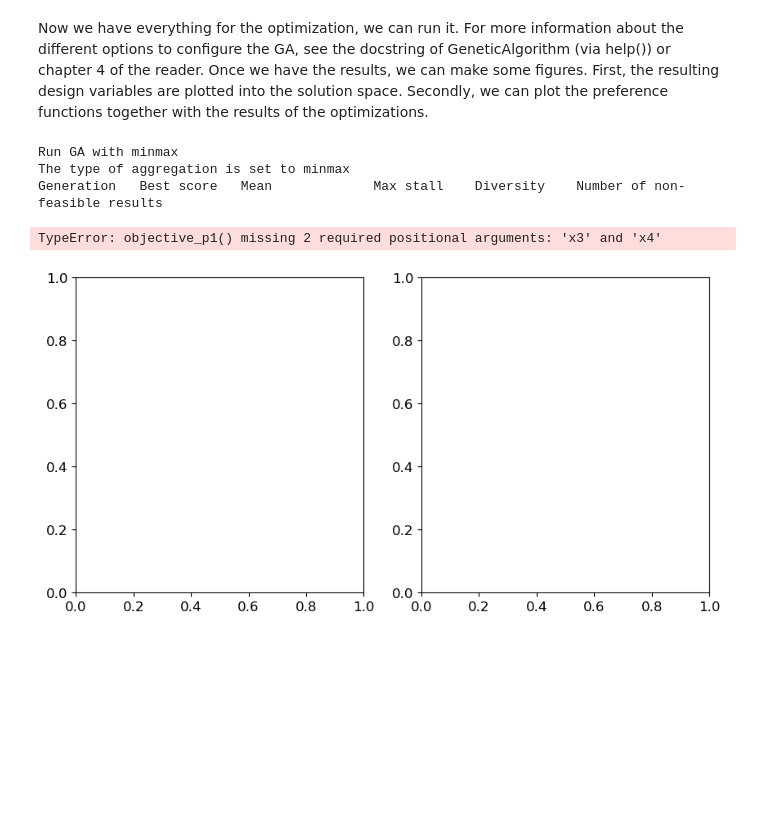
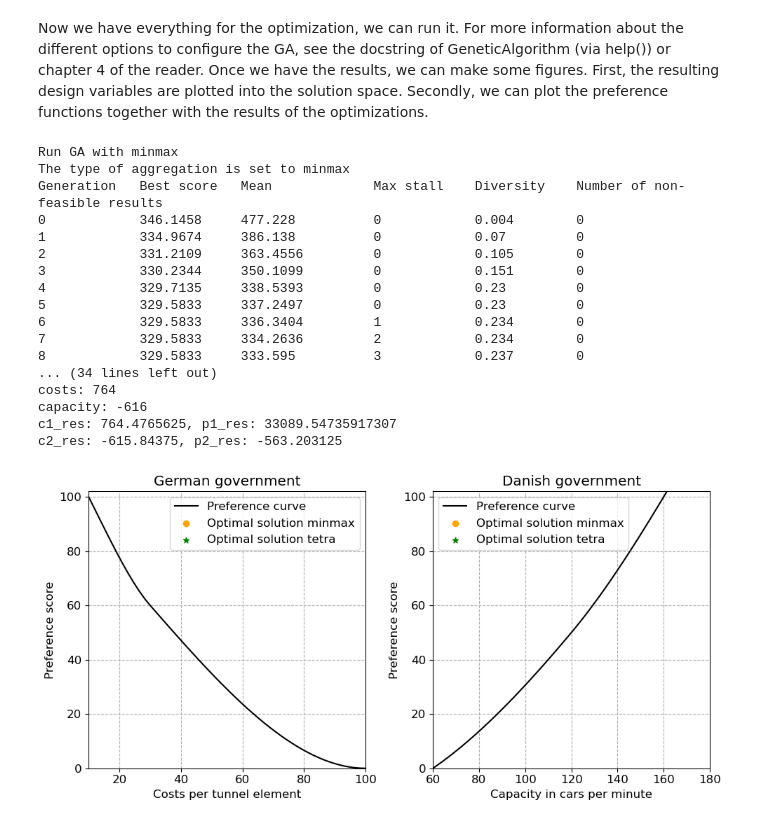
Before and after one commit to bram-eng/HOS_group_7, a Jupyter notebook: Systems Design, Preferendus/SOI_Femerhnbelt.ipynb, the cells around one changed output. Drawn from its saved outputs; the diff is of its cells as text; code cells hidden in the pictures; blank space fills up the shorter version.

```diff
--- a/Systems Design, Preferendus/SOI_Femerhnbelt.ipynb
+++ b/Systems Design, Preferendus/SOI_Femerhnbelt.ipynb
@@ -205,6 +252,17 @@ Now we have everything for the optimization, we can run it. For more information
 paradigm = ['minmax', 'tetra']
 marker = ['o', '*']
 colours = ['orange','green']
+
+# Coefficients
+coef1 = 1.5
+coef2 = 7
+coef3 = 2
+coef4 = 2
+coef5 = 4
+coef6 = 1.2
+coef7 = 5
+coef8 = 1.2
+coef9 = 1.1
 
 # The figure and axes are defined before the loop
 fig = plt.figure(figsize=(10, 5))
@@ -230,16 +288,21 @@ for i in range(2):
     score_IMAP, design_variables_IMAP, _ = ga.run()
 
     print(f'Optimal result for x1 = {round(design_variables_IMAP[0], 2)} lanes and '
-          f'x2 = {round(design_variables_IMAP[1], 2)} centimeters')
+          f'x2 = {round(design_variables_IMAP[1], 2)} centimeters of lanewidth and '
+          f'x3 = {round(design_variables_IMAP[2], 2)} nr of emergency stop locations and '
+          f'x4 = {round(design_variables_IMAP[3], 2)} houses')
 
-    costs = round(11.25*design_variables_IMAP[0]+13.75*design_variables_IMAP[1])
+    costs = round(coef1*(coef2*design_variables_IMAP[0] + coef3*design_variables_IMAP[1]) + coef7*design_variables_IMAP[2] + coef8*design_variables_IMAP[3])
     print(f'costs: {costs}')
 
+    capacity = round(-coef4*(coef5*design_variables_IMAP[0] + coef6*design_variables_IMAP[1] + coef9*design_variables_IMAP[3]))
+    print(f'capacity: {capacity}')
+
     # Calculate individual preference scores for the GA results
-    c1_res = (11.25*design_variables_IMAP[0]+13.75*design_variables_IMAP[1])
+    c1_res = (coef1*(coef2*design_variables_IMAP[0] + coef3*design_variables_IMAP[1]) + coef7*design_variables_IMAP[2] + coef8*design_variables_IMAP[3])
     p1_res = pchip_interpolate([10, 30, 100], [100, 60, 0], (c1_res))
 
-    c2_res = (design_variables_IMAP[0]+design_variables_IMAP[1])
+    c2_res = (-coef4*(coef5*design_variables_IMAP[0] + coef6*design_variables_IMAP[1] + coef9*design_variables_IMAP[3]))
     p2_res = pchip_interpolate([60, 120, 180], [0, 50, 100], (c2_res))
 
     # Debugging prints to check the calculated values
@@ -254,36 +317,49 @@ for i in range(2):
         p1 = pchip_interpolate([10, 30, 100], [100, 60, 0], c1)
         p2 = pchip_interpolate([60, 120, 160], [0, 50, 100], c2)
 
         ax1.plot(c1, p1, label='Preference curve', color='black')
         ax1.set_xlim((10, 100))
         ax1.set_ylim((0, 102))
-        ax1.set_title('Project developer')
-        ax1.set_xlabel('Profit [$]')
+        ax1.set_title('German government')
+        ax1.set_xlabel('Costs per tunnel element')
         ax1.set_ylabel('Preference score')
         ax1.grid(linestyle='--')
 
         ax2.plot(c2, p2, label='Preference curve', color='black')
         ax2.set_xlim((60, 180))
         ax2.set_ylim((0, 102))
-        ax2.set_title('Municipality')
-        ax2.set_xlabel('Number of affordable houses [-]')
+        ax2.set_title('Danish government')
+        ax2.set_xlabel('Capacity in cars per minute')
         ax2.set_ylabel('Preference score')
         ax2.grid(linestyle='--')
 
     # Scatter the results on the preference curve plots
     ax1.scatter(c1_res, p1_res, label='Optimal solution ' + paradigm[i], color= colours[i], marker=marker[i])
     ax2.scatter(c2_res, p2_res, label='Optimal solution ' + paradigm[i], color=colours[i], marker=marker[i])
 
 # Add legends and adjust layout after plotting all data points
 ax1.legend()
 ax2.legend()
 fig.tight_layout()
 
 # Display the plot
 plt.show()
 # %% [output]
 Run GA with minmax
 The type of aggregation is set to minmax
 Generation   Best score   Mean             Max stall    Diversity    Number of non-feasible results
+0            346.1458     477.228          0            0.004        0
+1            334.9674     386.138          0            0.07         0
+2            331.2109     363.4556         0            0.105        0
+3            330.2344     350.1099         0            0.151        0
+4            329.7135     338.5393         0            0.23         0
+5            329.5833     337.2497         0            0.23         0
+6            329.5833     336.3404         1            0.234        0
+7            329.5833     334.2636         2            0.234        0
+8            329.5833     333.595          3            0.237        0
+... (34 lines left out)
+costs: 764
+capacity: -616
+c1_res: 764.4765625, p1_res: 33089.54735917307
+c2_res: -615.84375, p2_res: -563.203125
-TypeError: objective_p1() missing 2 required positional arguments: 'x3' and 'x4'
-[figure, old version]
+[figure, new version]
```
Also changed, not shown: parts of 2 cells of this notebook.
